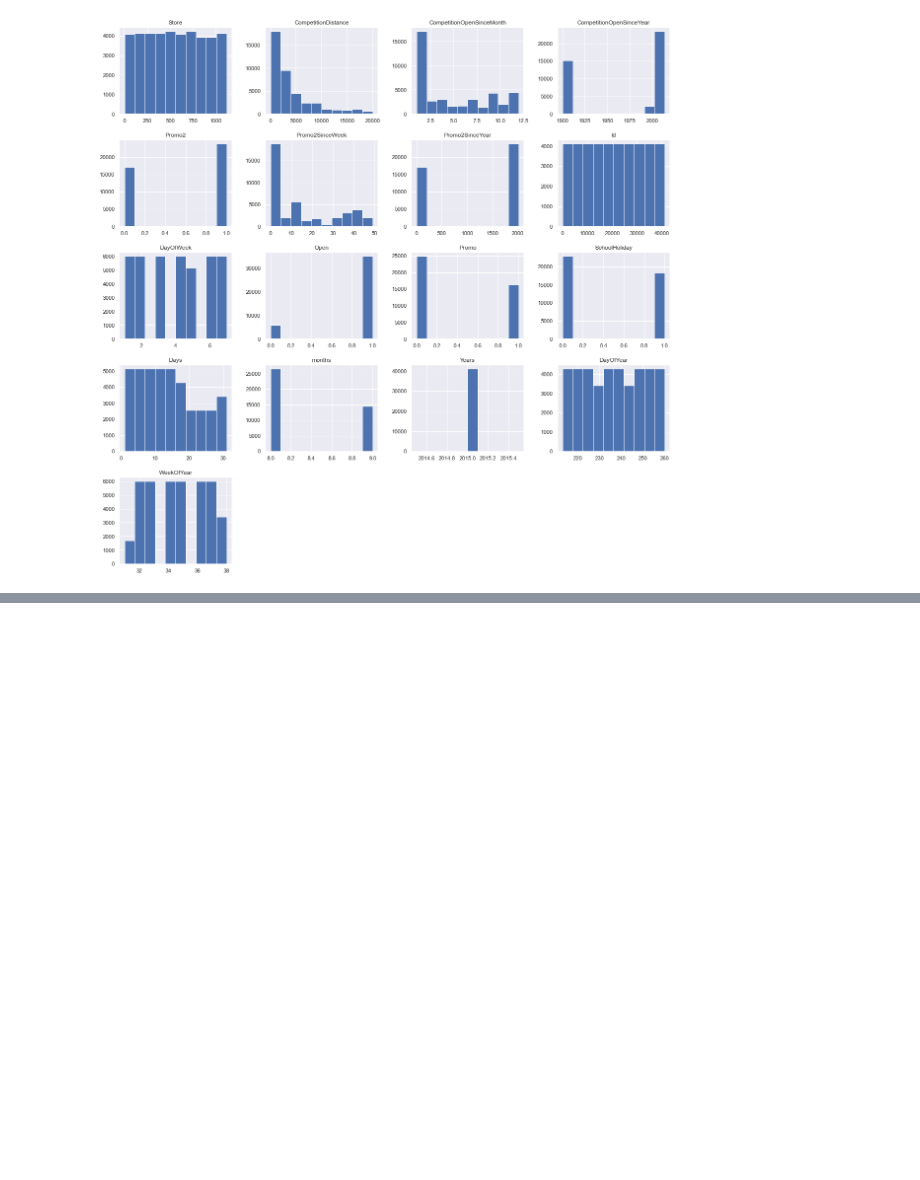
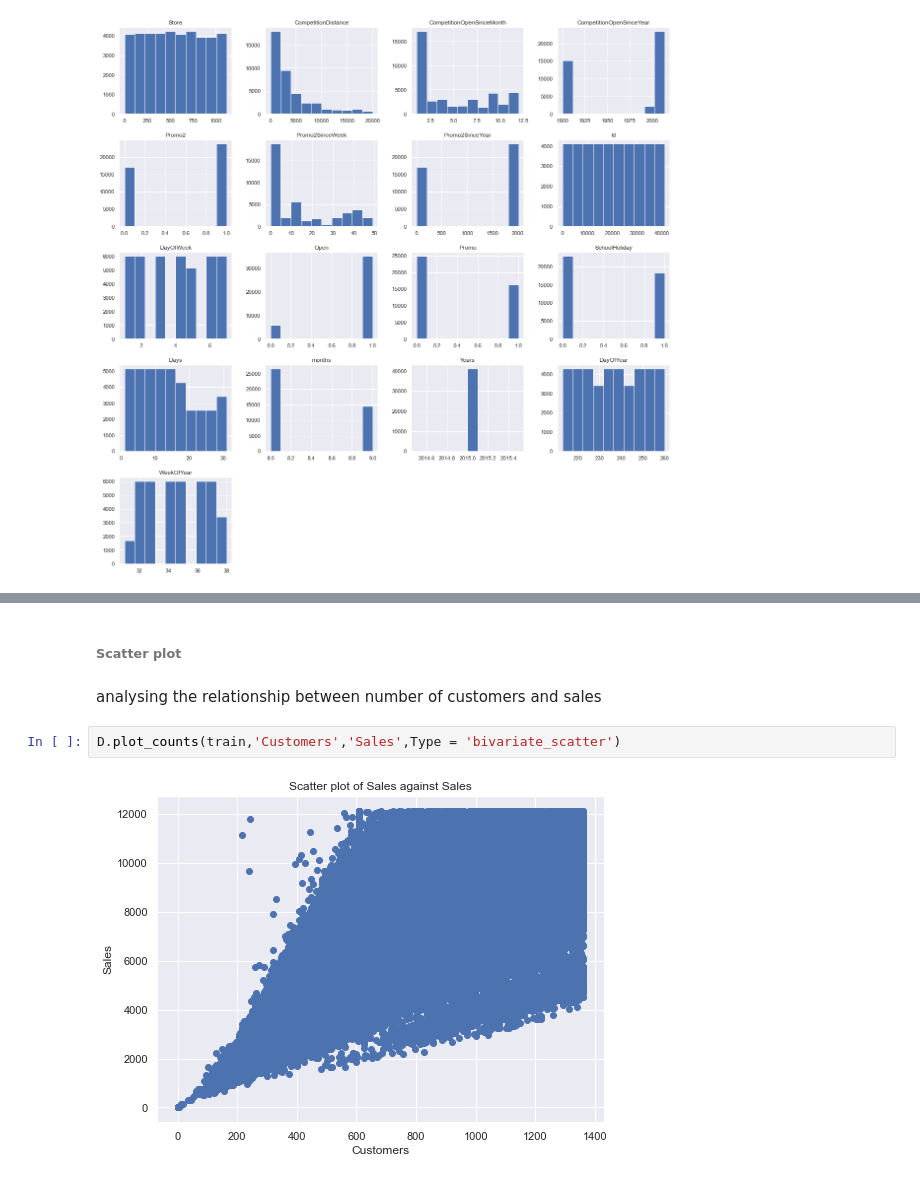
Before and after one commit to skevin-dev/Pharmaceutical_Sales_prediction, a Jupyter notebook: Notebooks/EDA.ipynb, the cells around one changed output, grey strips where cells are left out. Drawn from its saved outputs; the diff is of its cells as text; blank space fills up the shorter version.

```diff
--- a/Notebooks/EDA.ipynb
+++ b/Notebooks/EDA.ipynb
@@ -57,0 +77,8 @@ array(['c', 'a', 'd', 'b'], dtype=object)
+# %% [markdown]
+###### Scatter plot
+# %% [markdown]
+analysing the relationship between number of customers and sales
+# %%
+D.plot_counts(train,'Customers','Sales',Type = 'bivariate_scatter')
+# %% [output]
+[figure, added]
```
Also changed, not shown: parts of 28 cells of this notebook, 1 other file.
